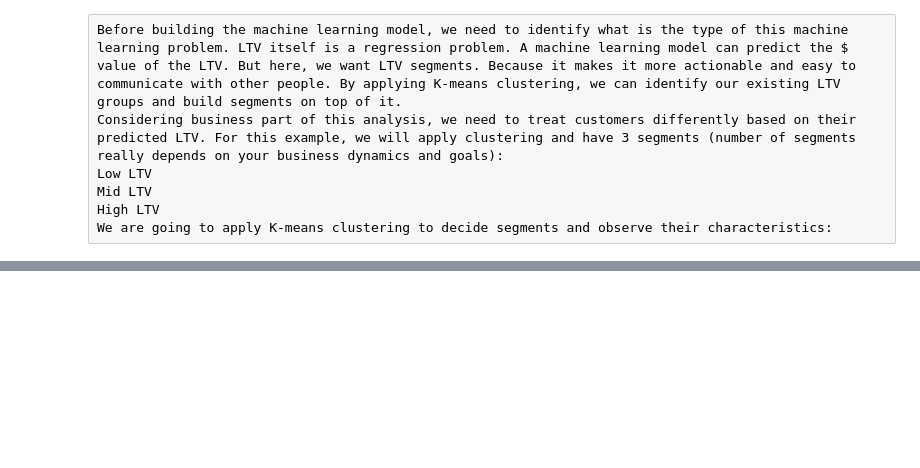
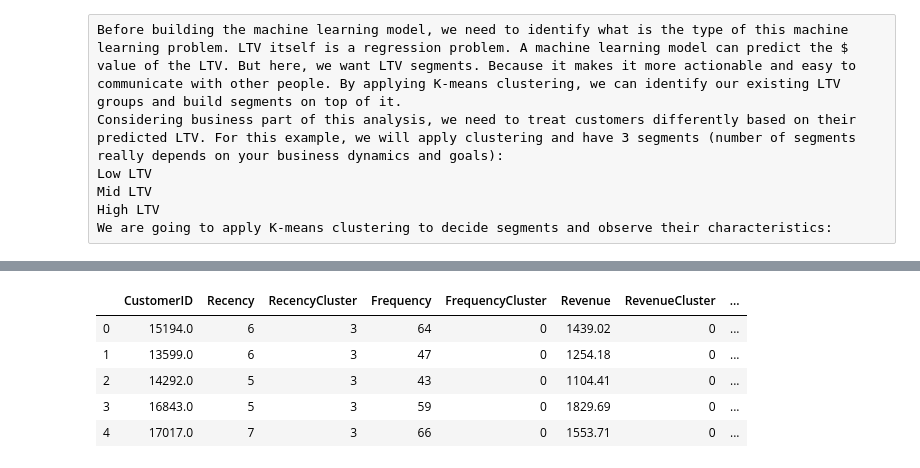
Before and after one commit to AbderrhmanAbdellatif/DataScience, a Jupyter notebook: Customer Lifetime Value.ipynb, the cells around one changed output, grey strips where cells are left out. Cells and saved outputs as stored; diff of their text form; code cells hidden in the pictures; blank space fills up the shorter version.

```diff
--- a/Customer Lifetime Value.ipynb
+++ b/Customer Lifetime Value.ipynb
@@ -327,0 +321,5 @@ tx_merge.h
+# %%
+#creating 3 clusters
+kmeans = KMeans(n_clusters=3)
+kmeans.fit(tx_merge[['m6_Revenue']])
+tx_merge['LTVCluster'] = kmeans.predict(tx_merge[['m6_Revenue']])
@@ -327,0 +340,11 @@ tx_merge.h
+# %%
+#order cluster number based on LTV
+tx_merge = order_cluster('LTVCluster', 'm6_Revenue',tx_merge,True)
+tx_merge.head()
+# %% [output]
+|  | CustomerID | Recency | RecencyCluster | Frequency | FrequencyCluster | Revenue | RevenueCluster | ... |
+| 0 | 15194.0 | 6 | 3 | 64 | 0 | 1439.02 | 0 | ... |
+| 1 | 13599.0 | 6 | 3 | 47 | 0 | 1254.18 | 0 | ... |
+| 2 | 14292.0 | 5 | 3 | 43 | 0 | 1104.41 | 0 | ... |
+| 3 | 16843.0 | 5 | 3 | 59 | 0 | 1829.69 | 0 | ... |
+| 4 | 17017.0 | 7 | 3 | 66 | 0 | 1553.71 | 0 | ... |
```
Also changed, not shown: parts of 5 cells of this notebook.
